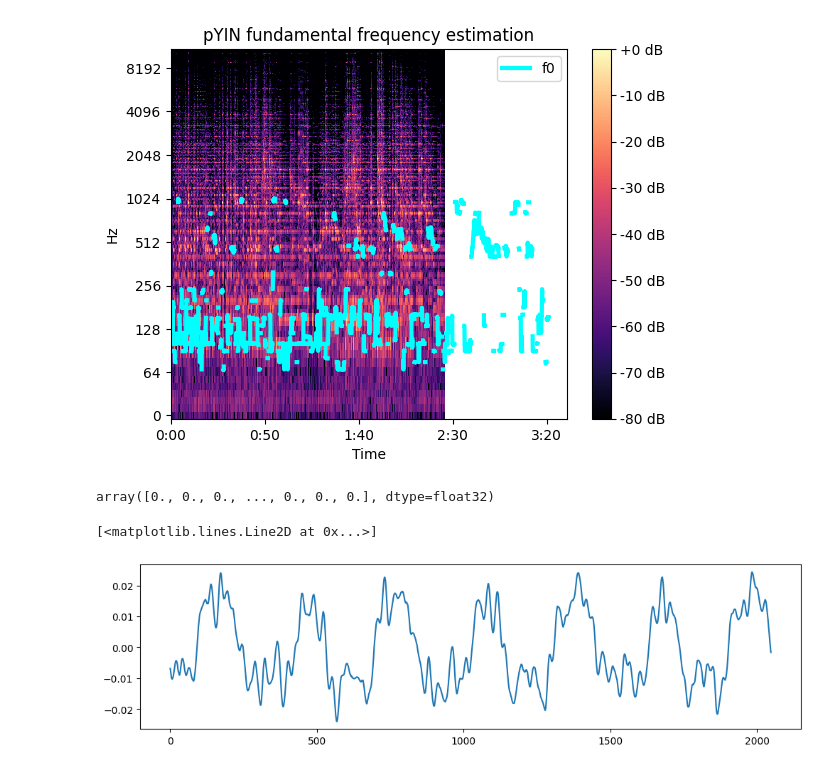
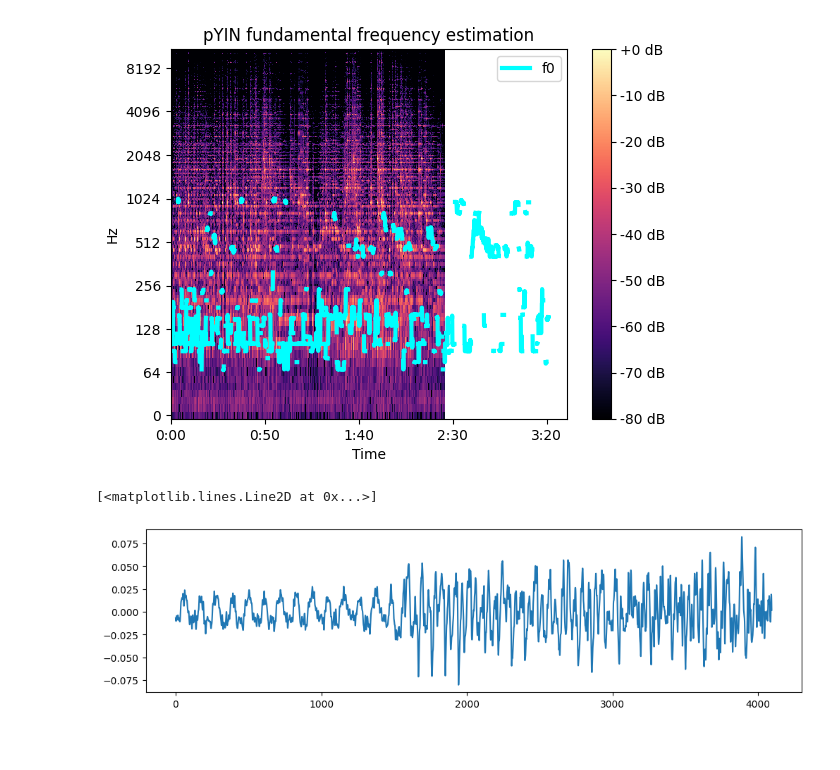
Before and after one commit to amin-dehghanghanatkaman/VocalBiomarker_Pipeline, a Jupyter notebook: vocal_scratch/pitch.ipynb, the cells around one changed output. Drawn from its saved outputs; the diff is of its cells as text; code cells hidden in the pictures.

```diff
--- a/vocal_scratch/pitch.ipynb
+++ b/vocal_scratch/pitch.ipynb
@@ -61,19 +61,15 @@ ax.legend(loc='upper right')
 <matplotlib.legend.Legend at 0x...>
 [figure]
 # %%
-x, sr = librosa.load("Jane.mp3", sr=44100, mono=False)
+x, sr = librosa.load("Jane.mp3", sr=16000, mono=False)
 x = x[0, :]
-# %%
-x
-# %% [output]
-array([0., 0., 0., ..., 0., 0., 0.], dtype=float32)
 # %%
 i0 = int(sr*31)
-frame = 4096
+frame = 8191
 win = frame//2
 xf = x[i0:i0+frame]
 plt.figure(figsize=(12, 3))
 plt.plot(xf[0:win])
 # %% [output]
 [<matplotlib.lines.Line2D at 0x...>]
-[figure, old version]
+[figure, new version]
```
Also changed, not shown: parts of 7 cells of this notebook.
